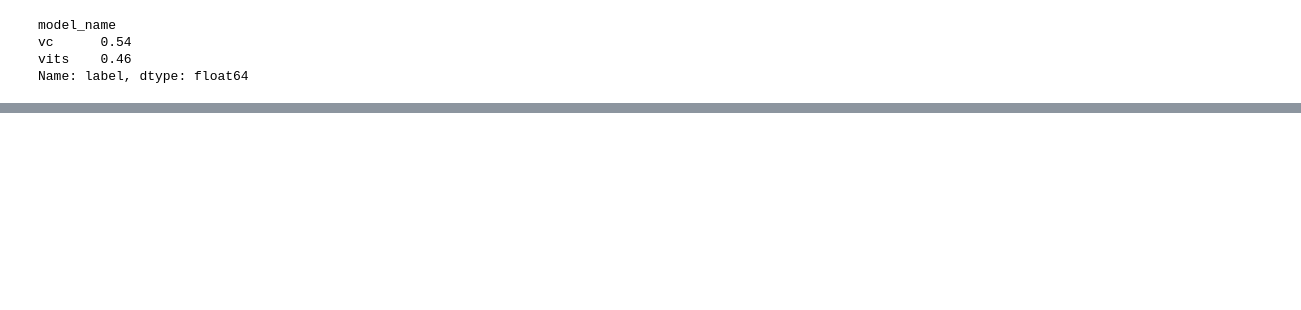
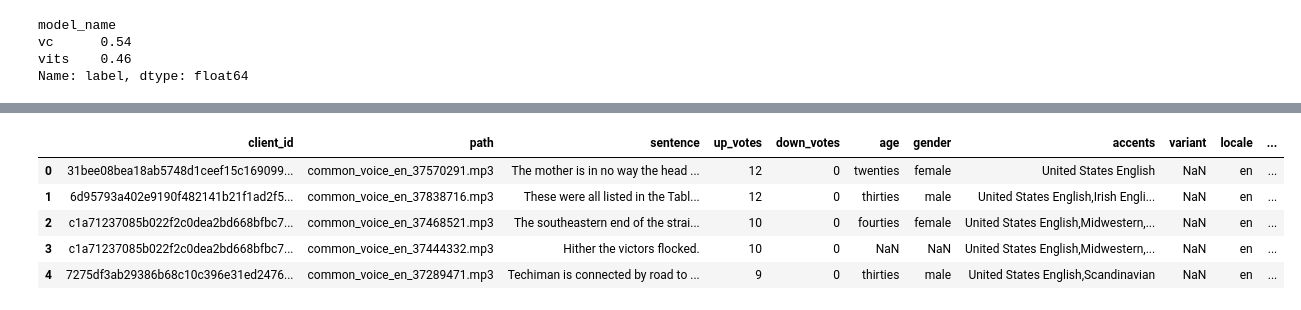
Before and after one commit to henryhyunwookim/Voice-Cloning-and-Fake-Audio-Detection, a Jupyter notebook: VoiceCloningAndFakeAudioDetection.ipynb, the cells around one changed output, grey strips where cells are left out. Cells and saved outputs as stored; diff of their text form; code cells hidden in the pictures; blank space fills up the shorter version.

```diff
--- a/VoiceCloningAndFakeAudioDetection.ipynb
+++ b/VoiceCloningAndFakeAudioDetection.ipynb
@@ -757,0 +754,16 @@ Name: label, dtype: int64
+# %%
+validated_tsv_path = common_voice_dir / 'validated.tsv'
+fad_audio_folder = common_voice_dir / 'clips'
+
+validated_tsv = pd.read_csv(validated_tsv_path,sep='\t')
+common_voice_tsv = validated_tsv[
+    validated_tsv['down_votes']==0
+    ].sort_values('up_votes', ascending=False).iloc[:60].reset_index(drop=True)
+common_voice_tsv.head()
+# %% [output]
+|  | client_id | path | sentence | up_votes | down_votes | age | gender | accents | variant | locale | ... |
+| 0 | 31bee08bea18ab5748d1ceef15c169099... | common_voice_en_37570291.mp3 | The mother is in no way the head ... | 12 | 0 | twenties | female | United States English | NaN | en | ... |
+| 1 | 6d95793a402e9190f482141b21f1ad2f5... | common_voice_en_37838716.mp3 | These were all listed in the Tabl... | 12 | 0 | thirties | male | United States English,Irish Engli... | NaN | en | ... |
+| 2 | c1a71237085b022f2c0dea2bd668bfbc7... | common_voice_en_37468521.mp3 | The southeastern end of the strai... | 10 | 0 | fourties | female | United States English,Midwestern,... | NaN | en | ... |
+| 3 | c1a71237085b022f2c0dea2bd668bfbc7... | common_voice_en_37444332.mp3 | Hither the victors flocked. | 10 | 0 | NaN | NaN | United States English,Midwestern,... | NaN | en | ... |
+| 4 | 7275df3ab29386b68c10c396e31ed2476... | common_voice_en_37289471.mp3 | Techiman is connected by road to ... | 9 | 0 | thirties | male | United States English,Scandinavian | NaN | en | ... |
```
Also changed, not shown: parts of 34 cells of this notebook, 2 other files.
